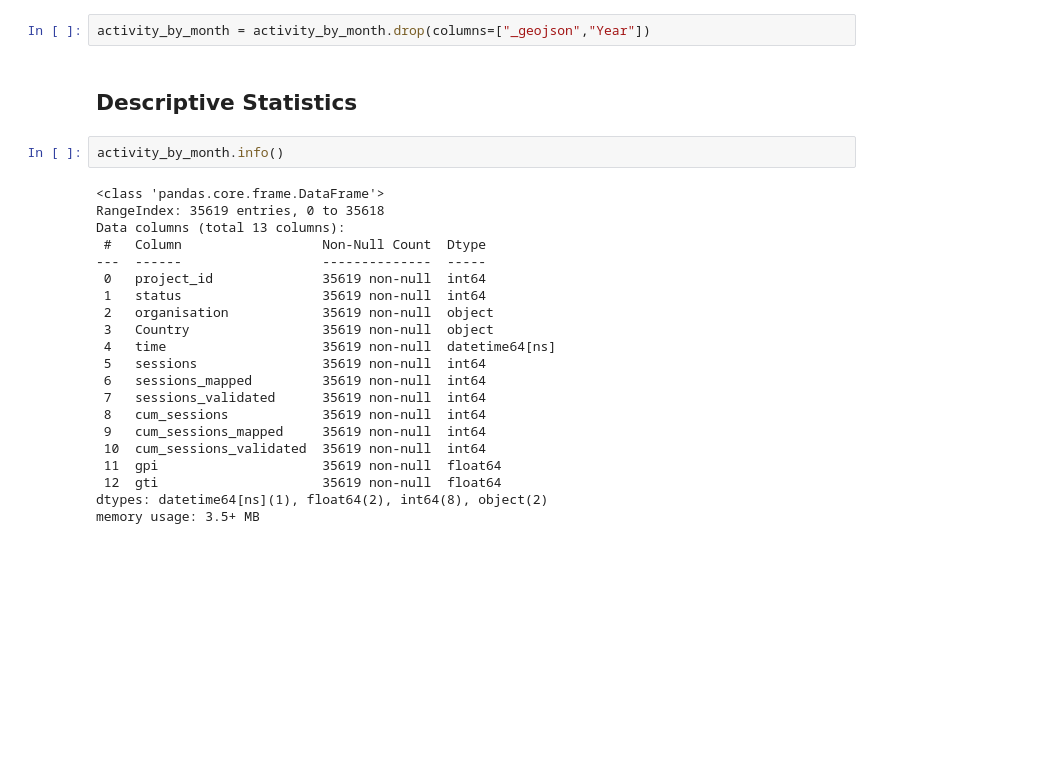
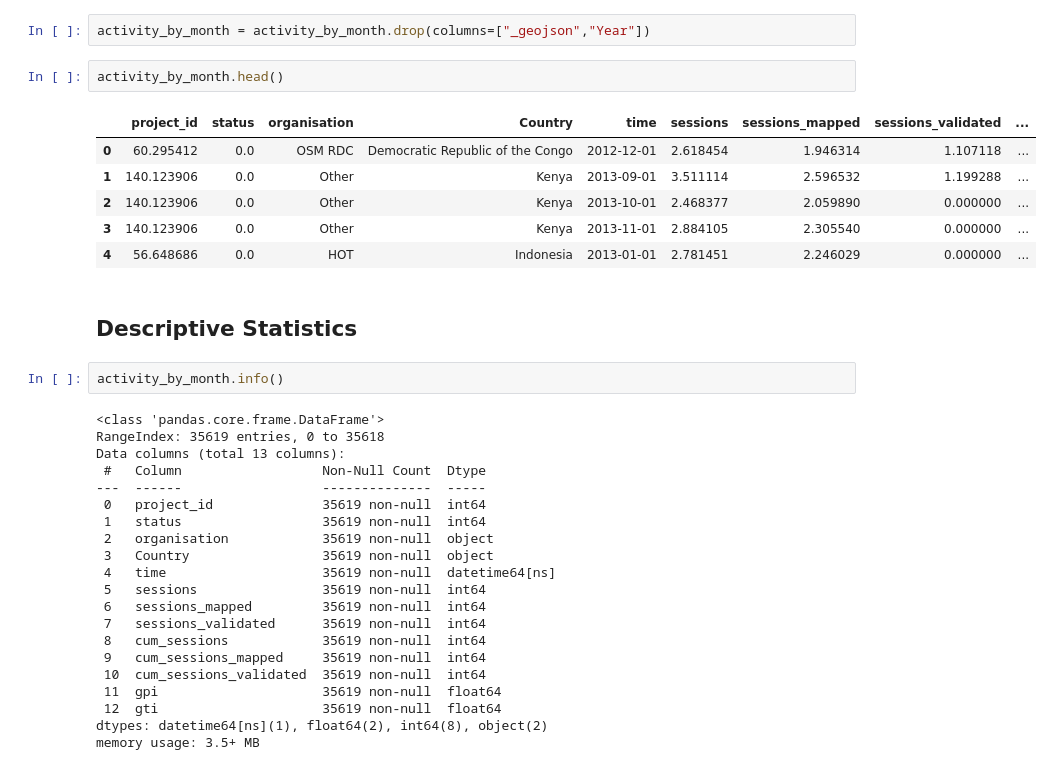
Before and after one commit to SIDIBEMoussa/Humanitarian-activity-analysis, a Jupyter notebook: Final notebook (EDA + Modeling)/Final_Notebook.ipynb, the cells around one changed output. Drawn from its saved outputs; the diff is of its cells as text; blank space fills up the shorter version.

```diff
--- a/Final notebook (EDA + Modeling)/Final_Notebook.ipynb
+++ b/Final notebook (EDA + Modeling)/Final_Notebook.ipynb
@@ -31,6 +31,15 @@ activity_by_month.head(2)
 | 1 | {"type":"Feature","properties":{"... | 307 | 0 | Other | Kenya | 2013-09-01 | 56 | 49 | ... |
 # %%
 activity_by_month = activity_by_month.drop(columns=["_geojson","Year"])
+# %%
+activity_by_month.head()
+# %% [output]
+|  | project_id | status | organisation | Country | time | sessions | sessions_mapped | sessions_validated | ... |
+| 0 | 60.295412 | 0.0 | OSM RDC | Democratic Republic of the Congo | 2012-12-01 | 2.618454 | 1.946314 | 1.107118 | ... |
+| 1 | 140.123906 | 0.0 | Other | Kenya | 2013-09-01 | 3.511114 | 2.596532 | 1.199288 | ... |
+| 2 | 140.123906 | 0.0 | Other | Kenya | 2013-10-01 | 2.468377 | 2.059890 | 0.000000 | ... |
+| 3 | 140.123906 | 0.0 | Other | Kenya | 2013-11-01 | 2.884105 | 2.305540 | 0.000000 | ... |
+| 4 | 56.648686 | 0.0 | HOT | Indonesia | 2013-01-01 | 2.781451 | 2.246029 | 0.000000 | ... |
 # %% [markdown]
 ## Descriptive Statistics
 # %%
```
